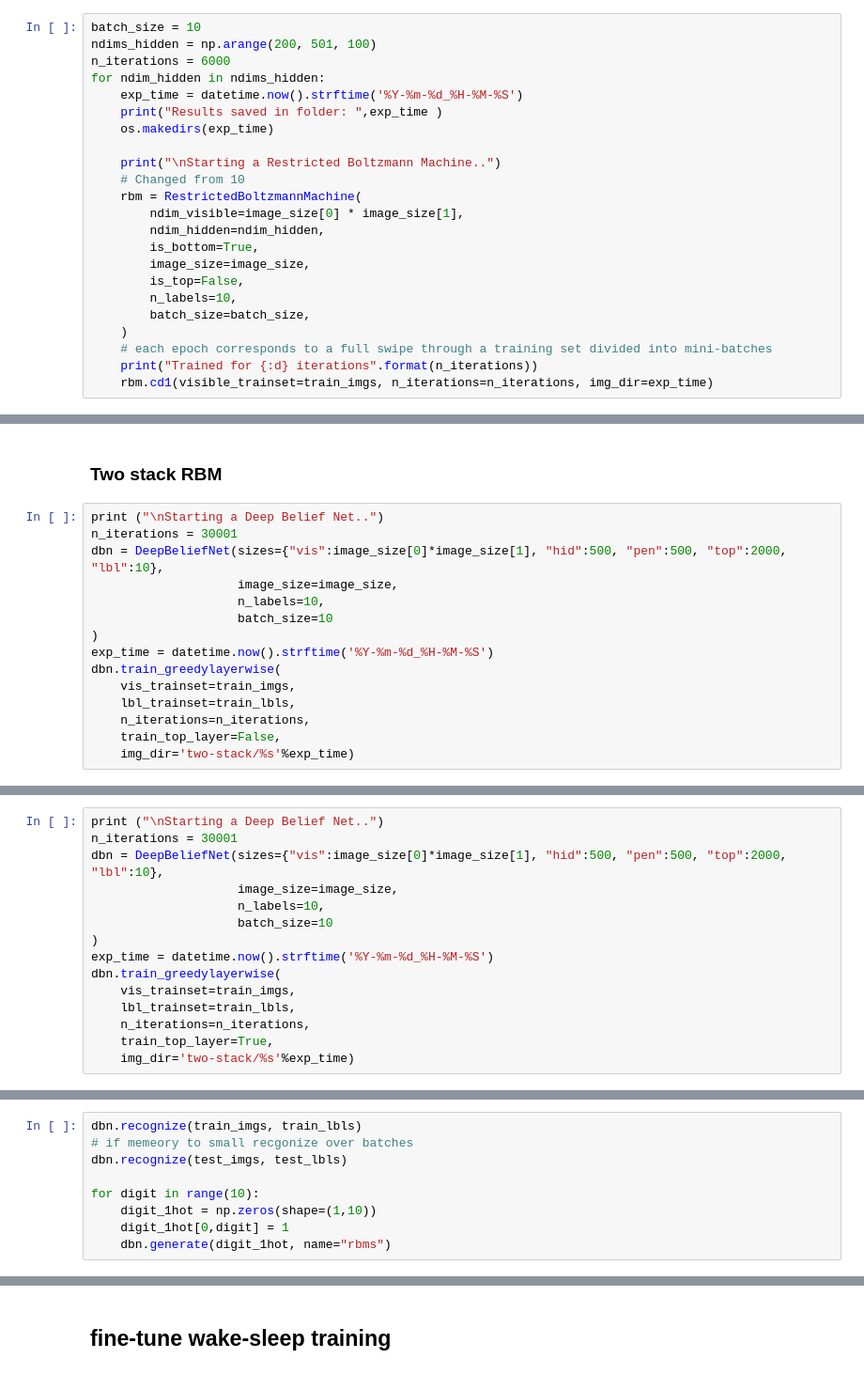
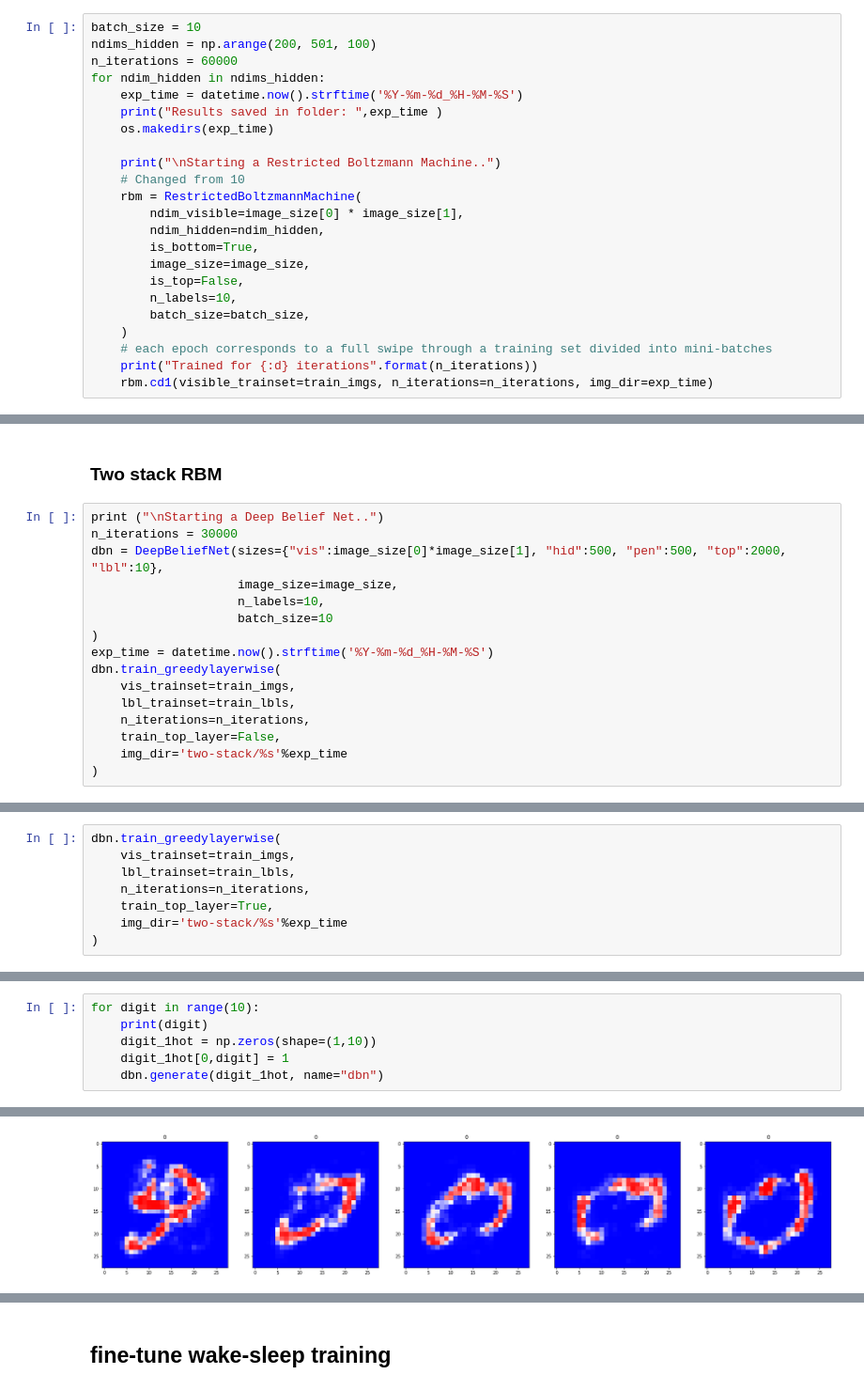
Before and after one commit to breno-aberle/ANN_Lab4, a Jupyter notebook: ann_lab4-rb.ipynb, the cells around one changed output, grey strips where cells are left out. Shown: that part at 94% size. Saved outputs shown, nothing was run; the diff lists cells and outputs as text.

```diff
--- a/ann_lab4-rb.ipynb
+++ b/ann_lab4-rb.ipynb
@@ -202,7 +183,7 @@ iteration=  25000 recon_loss=2.2648
 # %%
 batch_size = 10
 ndims_hidden = np.arange(200, 501, 100)
-n_iterations = 6000
+n_iterations = 60000
 for ndim_hidden in ndims_hidden:
     exp_time = datetime.now().strftime('%Y-%m-%d_%H-%M-%S')
     print("Results saved in folder: ",exp_time )
@@ -359,7 +265,7 @@ Implement a deep networ with greedy layer-wise pretraining
 ### Two stack RBM
 # %%
 print ("\nStarting a Deep Belief Net..")
-n_iterations = 30001
+n_iterations = 30000
 dbn = DeepBeliefNet(sizes={"vis":image_size[0]*image_size[1], "hid":500, "pen":500, "top":2000, "lbl":10},
                     image_size=image_size,
                     n_labels=10,
@@ -371,7 +277,8 @@ dbn.train_greedylayerwise(
     lbl_trainset=train_lbls,
     n_iterations=n_iterations,
     train_top_layer=False,
-    img_dir='two-stack/%s'%exp_time)
+    img_dir='two-stack/%s'%exp_time
+)
 # %% [output]
 Starting a Deep Belief Net..
 loaded rbm[vis--hid] from trained_rbm
@@ -402,15 +285,0 @@ iteration=  30000 recon_loss=1.0451
-# %%
-print ("\nStarting a Deep Belief Net..")
-n_iterations = 30001
-dbn = DeepBeliefNet(sizes={"vis":image_size[0]*image_size[1], "hid":500, "pen":500, "top":2000, "lbl":10},
-                    image_size=image_size,
-                    n_labels=10,
-                    batch_size=10
-)
-exp_time = datetime.now().strftime('%Y-%m-%d_%H-%M-%S')
-dbn.train_greedylayerwise(
-    vis_trainset=train_imgs,
-    lbl_trainset=train_lbls,
-    n_iterations=n_iterations,
-    train_top_layer=True,
-    img_dir='two-stack/%s'%exp_time)
@@ -416,0 +288,8 @@ dbn.train_greedylayerwise(
+# %%
+dbn.train_greedylayerwise(
+    vis_trainset=train_imgs,
+    lbl_trainset=train_lbls,
+    n_iterations=n_iterations,
+    train_top_layer=True,
+    img_dir='two-stack/%s'%exp_time
+)
@@ -417,9 +314,7 @@ dbn.train_greedylayerwise(
 # %%
-dbn.recognize(train_imgs, train_lbls)
-# if memeory to small recgonize over batches
-dbn.recognize(test_imgs, test_lbls)
-
 for digit in range(10):
+    print(digit)
     digit_1hot = np.zeros(shape=(1,10))
     digit_1hot[0,digit] = 1
-    dbn.generate(digit_1hot, name="rbms")
+    dbn.generate(digit_1hot, name="dbn")
+# %% [output]
@@ -425,0 +323 @@ for digit in range(10):
+[figure, added]
```
Also changed, not shown: parts of 28 cells of this notebook, 2 other files.
